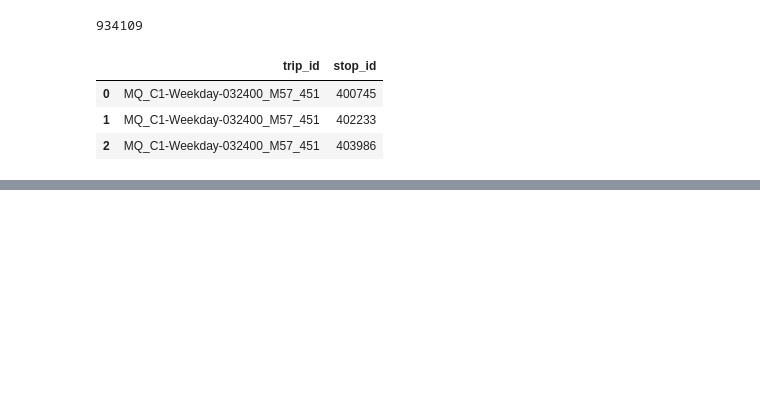
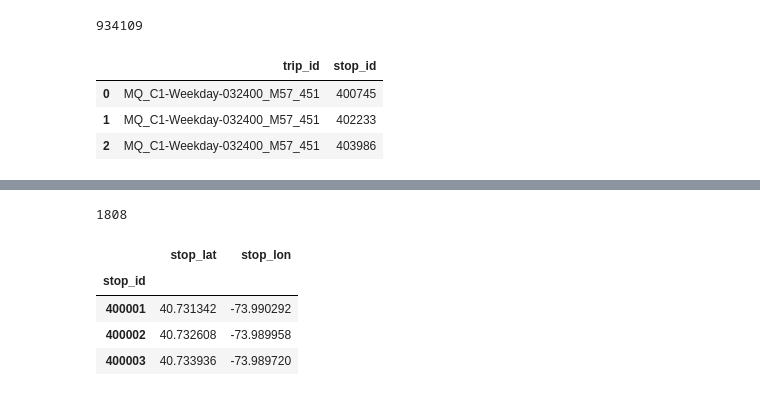
Before and after one commit to cpcarey/nyu-cusp-gtfs-bus, a Jupyter notebook: src/notebooks/gtfs/0001_extract_sequences.ipynb, the cells around one changed output, grey strips where cells are left out. Drawn from its saved outputs; the diff is of its cells as text; code cells hidden in the pictures; blank space fills up the shorter version.

```diff
--- a/src/notebooks/gtfs/0001_extract_sequences.ipynb
+++ b/src/notebooks/gtfs/0001_extract_sequences.ipynb
@@ -82,0 +129,13 @@ with open(f'{EXPORTS_DIR}/json/manhattan/sequences.json', 'w') as fp:
+# %%
+# Load stop locations into DataFrame.
+stops_df = pd.read_csv(f'{DATA_DIR}/gtfs/manhattan/stops.txt')
+stops_df = stops_df.set_index('stop_id')
+stops_df = stops_df[['stop_lat', 'stop_lon']]
+peek(stops_df)
+# %% [output]
+1808
+|  | stop_lat | stop_lon |
+| stop_id |  |  |
+| 400001 | 40.731342 | -73.990292 |
+| 400002 | 40.732608 | -73.989958 |
+| 400003 | 40.733936 | -73.989720 |
```
Also changed, not shown: parts of 9 cells of this notebook, 8 other files.
